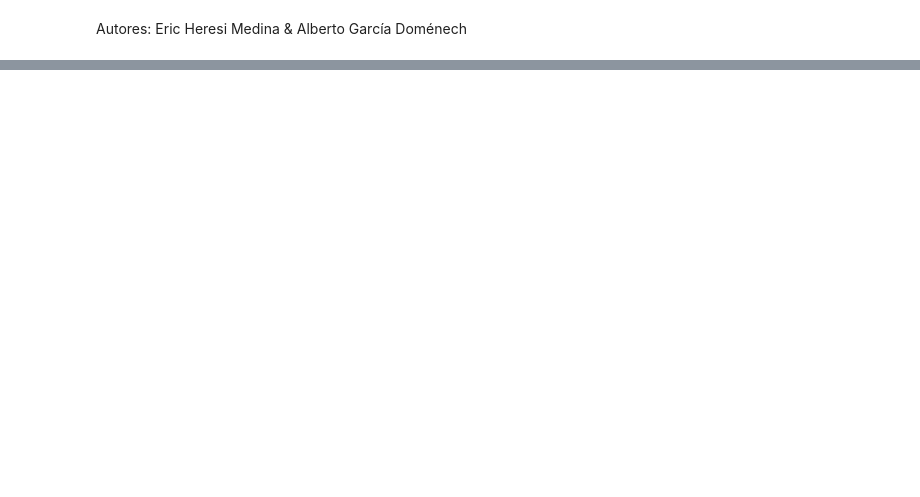
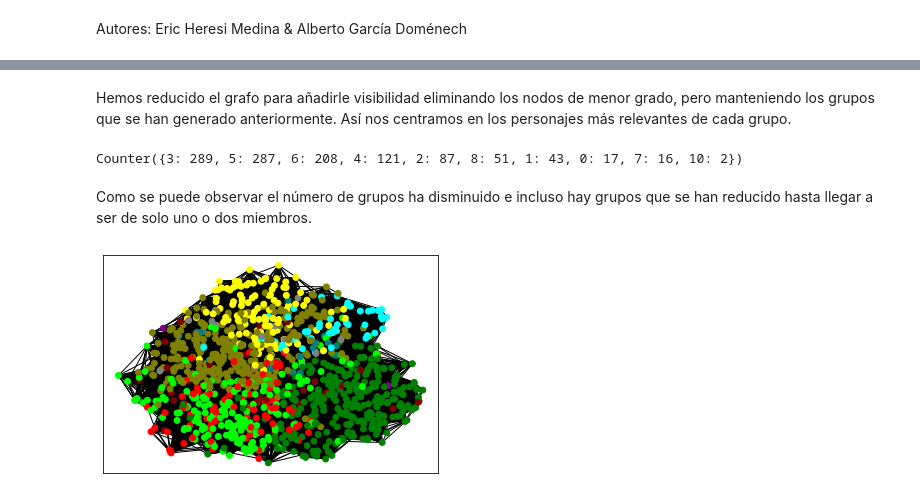
Before and after one commit to AlbertoGarciaDomenech/Practicas-SOC, a Jupyter notebook: Practica1/MarvelCharacters.ipynb, the cells around one changed output, grey strips where cells are left out. Saved outputs shown, nothing was run; the diff lists cells and outputs as text; code cells hidden in the pictures; blank space fills up the shorter version.

```diff
--- a/Practica1/MarvelCharacters.ipynb
+++ b/Practica1/MarvelCharacters.ipynb
@@ -88,0 +25,8 @@ aristas['Source'][423]
+# %%
+#Se generan particiones automáticamente mediante el algoritmo de Louvain de detección de comunidades
+#Se cuenta cuantos elementos contiene cada grupo
+
+partition = com.best_partition(G)
+values = [partition.get(node) for node in G.nodes()]
+counter=col.Counter(values)
+print(counter)
@@ -88,0 +78,31 @@ aristas['Source'][423]
+# %% [markdown]
+Hemos reducido el grafo para añadirle visibilidad eliminando los nodos de menor grado, pero manteniendo los grupos que se han generado anteriormente. Así nos centramos en los personajes más relevantes de cada grupo.
+# %%
+g = G
+remove = [node for node,degree in dict(g.degree()).items() if degree < 50]
+g.remove_nodes_from(remove)
+nodos_group = nodos.drop(nodos[nodos.Degree < 50].index)
+# %%
+values = [partition.get(node) for node in g.nodes()]
+counter=col.Counter(values)
+print(counter)
+# %% [output]
+Counter({3: 289, 5: 287, 6: 208, 4: 121, 2: 87, 8: 51, 1: 43, 0: 17, 7: 16, 10: 2})
+# %%
+colores = values
+#gray, maroon, red, olive, yellow, green, lime, teal, aqua, navy, purple, fuchsia
+# 0,     1,     2,    3,     4,      5,     6,    7,    8,   9,    10,      16
+color_map = {0:"#808080", 1:"#800000", 2:"#ff0000", 3:"#808000", 4:"#ffff00", 5:"#008000", 6:"#00ff00", 7:"#008080", 8:"#00ffff", 9:"#000080", 10: "#800080", 16:"#ff00ff"}
+colores = [color_map[k] for k in colores]
+# %% [markdown]
+Como se puede observar el número de grupos ha disminuido e incluso hay grupos que se han reducido hasta llegar a ser de solo uno o dos miembros.
+# %%
+#usando el spring layout para conseguir un Force-directed graph drawing
+sp = nx.spring_layout(g)
+nx.draw_networkx(g, pos=sp, with_labels=False, node_size=35, node_color=colores)
+#plt.axes('off')
+plt.show()
+
+###faltaría mapear los colores para poder averiguar, por ejemplo, cuál es la comunidad amarilla.
+# %% [output]
+[figure, added]
```
Also changed, not shown: parts of 49 cells of this notebook, 18 other files.
